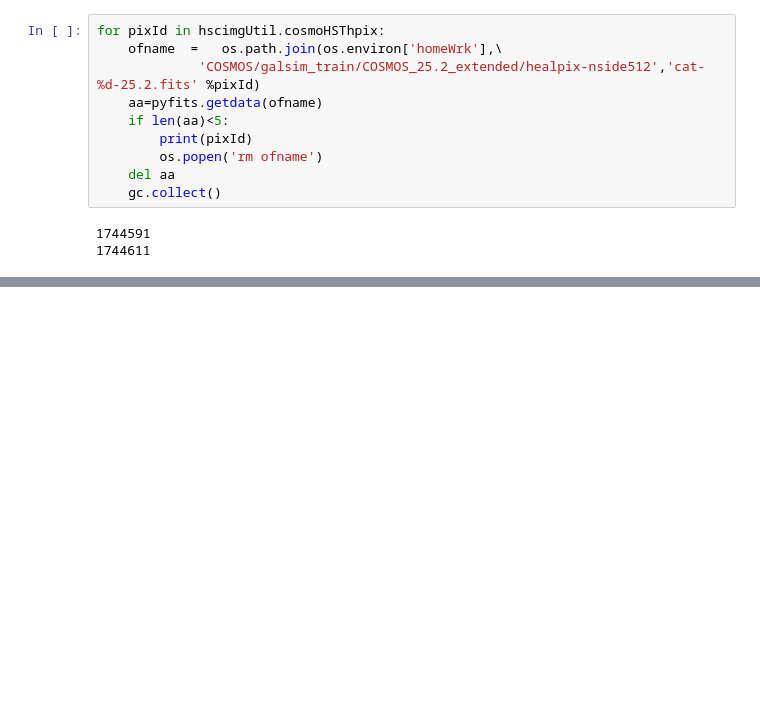
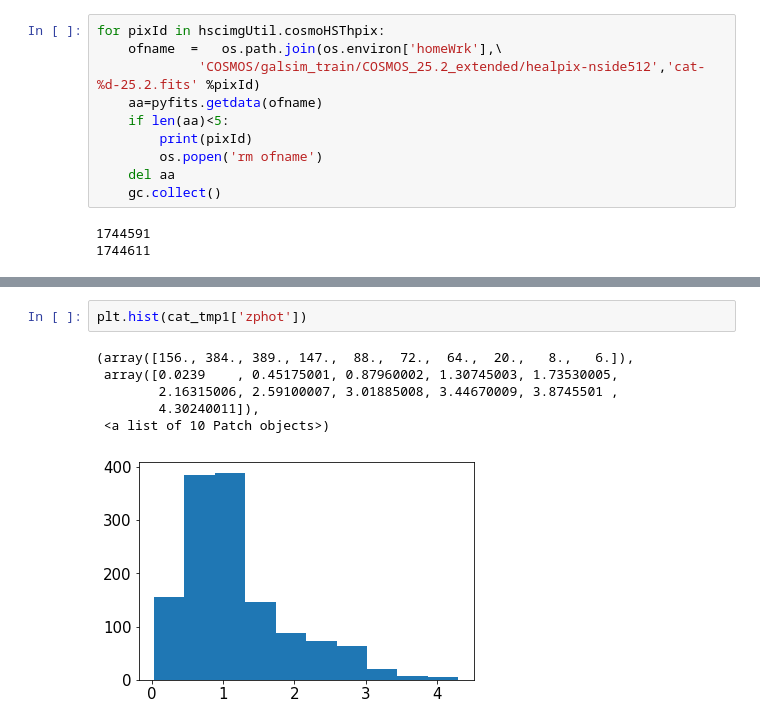
Before and after one commit to mr-superonion/FPFS, a Jupyter notebook: notebook/sim/3_1_2-beyondTrain252.ipynb, the cells around one changed output, grey strips where cells are left out. Saved outputs shown, nothing was run; the diff lists cells and outputs as text; blank space fills up the shorter version.

```diff
--- a/notebook/sim/3_1_2-beyondTrain252.ipynb
+++ b/notebook/sim/3_1_2-beyondTrain252.ipynb
@@ -181,0 +217,9 @@ len(hscimgUtil.cosmoHSThpix)
+# %%
+plt.hist(cat_tmp1['zphot'])
+# %% [output]
+(array([156., 384., 389., 147.,  88.,  72.,  64.,  20.,   8.,   6.]),
+ array([0.0239    , 0.45175001, 0.87960002, 1.30745003, 1.73530005,
+        2.16315006, 2.59100007, 3.01885008, 3.44670009, 3.8745501 ,
+        4.30240011]),
+ <a list of 10 Patch objects>)
+[figure, added]
```
Also changed, not shown: parts of 8 cells of this notebook, 7 other files.
